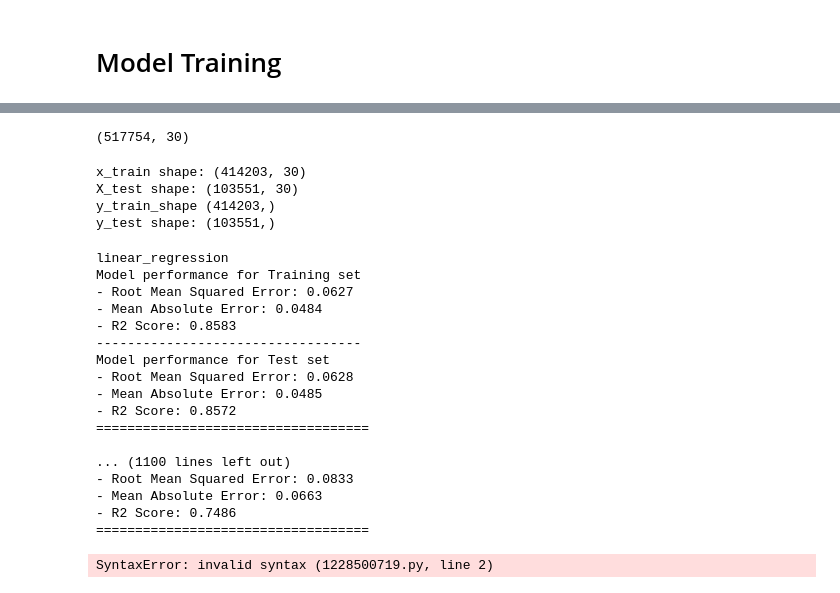
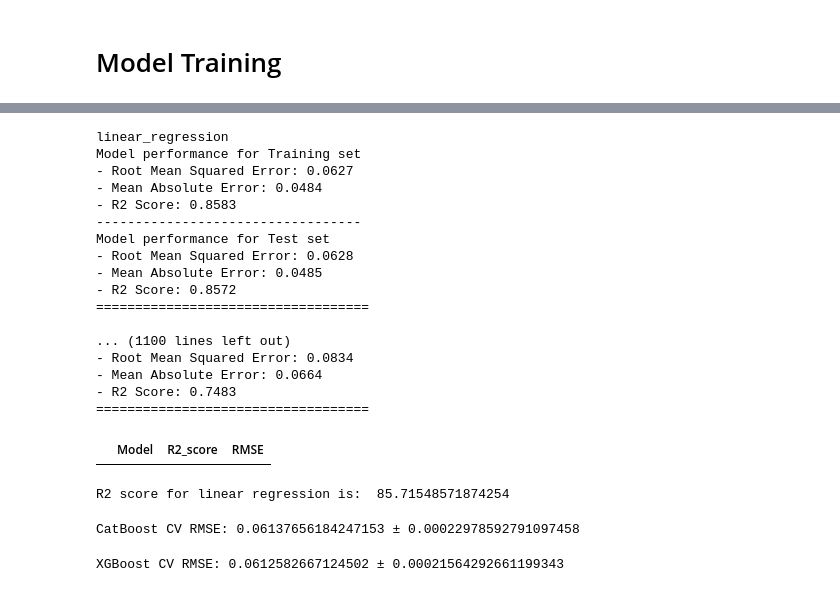
Before and after one commit to christopher-christain/Predicting-Road-Accident-Risk, a Jupyter notebook: Notebooks/model_training.ipynb, the cells around one changed output, grey strips where cells are left out. Saved outputs shown, nothing was run; the diff lists cells and outputs as text; code cells hidden in the pictures.

Commit message:
training using catboost'

```diff
--- a/Notebooks/model_training.ipynb
+++ b/Notebooks/model_training.ipynb
@@ -116,7 +82,7 @@ preprocessor = ColumnTransformer(
 
         ('num', StandardScaler(), numerical_features),
         ('cat', OneHotEncoder(handle_unknown='ignore',sparse_output=False), categorical_features),
-        ('bool', OneHotEncoder(handle_unknown='ignore',sparse_output=False), boolean_features)
+        ('bool', "passthrough", boolean_features)
     ]
 )
 # %%
@@ -141,8 +92,6 @@ ColumnTransformer(transformers=[('num', StandardScaler(),
 X = preprocessor.fit_transform(X)
 # %%
 X.shape
-# %% [output]
-(517754, 30)
 # %%
 from sklearn.model_selection import train_test_split
 X_train, X_test, y_train, y_test = train_test_split(X, Y, test_size=0.2, random_state=42)
@@ -151,11 +100,6 @@ print("x_train shape:", X_train.shape)
 print("X_test shape:", X_test.shape)
 print("y_train_shape", y_train.shape)
 print("y_test shape:", y_test.shape)
-# %% [output]
-x_train shape: (414203, 30)
-X_test shape: (103551, 30)
-y_train_shape (414203,)
-y_test shape: (103551,)
 # %%
 # create an evaluate function to evaluate models
 def evaluate_model(true, predicted):
@@ -179,6 +123,7 @@ models = {
 
 model_report = [] # to store model evaluation reports
 r2_list = [] # to store r2 scores of different models
+rmse_list = [] # to store rmse of different models
 
 for i in range(len(models)):
     model = list(models.values())[i]
@@ -224,13 +169,73 @@ Model performance for Test set
 ===================================
 
 ... (1100 lines left out)
-- Root Mean Squared Error: 0.0833
-- Mean Absolute Error: 0.0663
-- R2 Score: 0.7486
+- Root Mean Squared Error: 0.0834
+- Mean Absolute Error: 0.0664
+- R2 Score: 0.7483
 ===================================
 # %%
 # result dataframe
-result_df = pd.DataFrame({'Model':model_report, 'R2_score':r2_list, "rmse": })
+
+result_df= pd.DataFrame(list(zip(model_report, r2_list, rmse_list)), columns=['Model', 'R2_score', 'RMSE']).sort_values(by='R2_score', ascending=False)
 result_df
 # %% [output]
-SyntaxError: invalid syntax (1228500719.py, line 2)
+|  | Model | R2_score | RMSE |
+# %%
+Linear_regression = LinearRegression()
+Linear_regression.fit(X_train, y_train)
+linear_regression_pred = Linear_regression.predict(X_test)
+score = r2_score(y_test, linear_regression_pred)*100
+
+print("R2 score for linear regression is: ", score)
+# %% [output]
+R2 score for linear regression is:  85.71548571874254
+# %%
+# cross valdation for catboost
+
+rmse_scorer = make_scorer(mean_squared_error, squared=False)
+
+cat_model = CatBoostRegressor(
+    iterations=500,
+    learning_rate=0.05,
+    depth=6,
+    loss_function="RMSE",
+    verbose=0,
+    random_state=42
+)
+
+cv = KFold(n_splits=5, shuffle=True, random_state=42)
+
+cat_rmse = cross_val_score(
+
+    cat_model,
+    X_train,
+    y_train,
+    scoring=rmse_scorer,
+    cv=cv
+)
+
+print("CatBoost CV RMSE:", cat_rmse.mean(), "±", cat_rmse.std())
+# %% [output]
+CatBoost CV RMSE: 0.06137656184247153 ± 0.00022978592791097458
+# %%
+# cross validation for xgboost
+xgb_model = XGBRegressor(
+    n_estimators=500,
+    learning_rate=0.05,
+    max_depth=6,
+    subsample=0.8,
+    colsample_bytree=0.8,
+    random_state=42
+)
+
+xgb_rmse = cross_val_score(
+    xgb_model,
+    X_train,
+    y_train,
+    scoring=rmse_scorer,
+    cv=cv
+)
+
+print("XGBoost CV RMSE:", xgb_rmse.mean(), "±", xgb_rmse.std())
+# %% [output]
+XGBoost CV RMSE: 0.0612582667124502 ± 0.00021564292661199343
```
Also changed, not shown: parts of 12 cells of this notebook, 4 other files.
